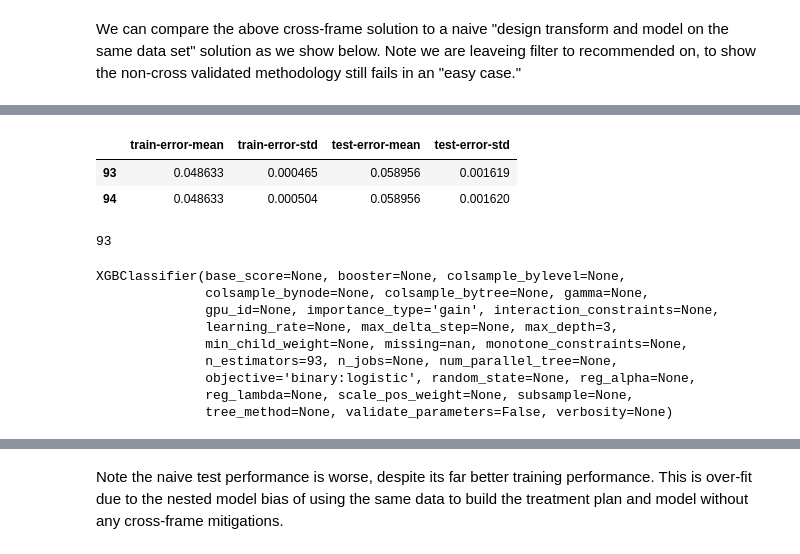
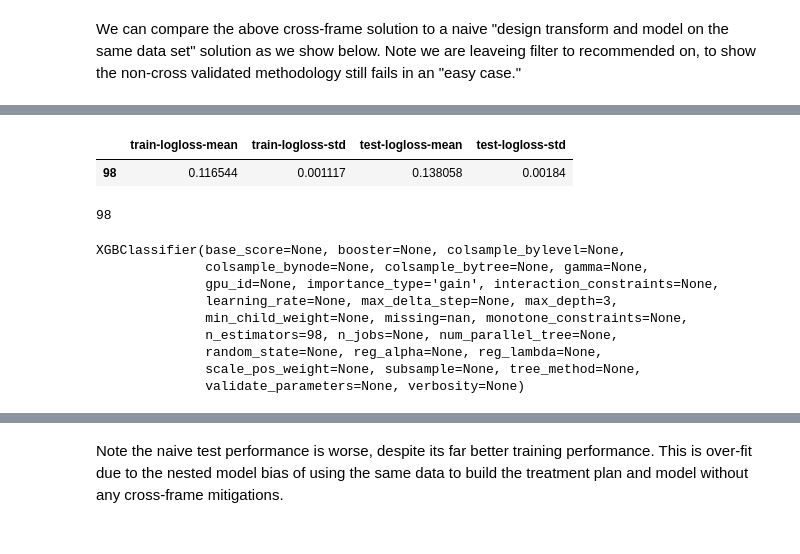
Before and after one commit to WinVector/pyvtreat, a Jupyter notebook: Examples/KDD2009Example/KDD2009Example.ipynb, the cells around one changed output, grey strips where cells are left out. Saved outputs shown, nothing was run; the diff lists cells and outputs as text; code cells hidden in the pictures.

```diff
--- a/Examples/KDD2009Example/KDD2009Example.ipynb
+++ b/Examples/KDD2009Example/KDD2009Example.ipynb
@@ -263,15 +270,14 @@ cvn = xgboost.cv(x_parameters, fd_naive, num_boost_round=100, verbose_eval=False
 # %%
-bestn = cvn.loc[cvn["test-error-mean"] <= min(cvn["test-error-mean"] + 1.0e-9), :]
+bestn = cvn.loc[cvn["test-logloss-mean"] <= min(cvn["test-logloss-mean"] + 1.0e-9), :]
 bestn
 # %% [output]
-|  | train-error-mean | train-error-std | test-error-mean | test-error-std |
-| 93 | 0.048633 | 0.000465 | 0.058956 | 0.001619 |
-| 94 | 0.048633 | 0.000504 | 0.058956 | 0.001620 |
+|  | train-logloss-mean | train-logloss-std | test-logloss-mean | test-logloss-std |
+| 98 | 0.116544 | 0.001117 | 0.138058 | 0.00184 |
 # %%
 ntreen = bestn.index.values[0]
 ntreen
 # %% [output]
-93
+98
 # %%
 fittern = xgboost.XGBClassifier(n_estimators=ntreen, max_depth=3, objective='binary:logistic')
 fittern
@@ -281,9 +287,9 @@ XGBClassifier(base_score=None, booster=None, colsample_bylevel=None,
               gpu_id=None, importance_type='gain', interaction_constraints=None,
               learning_rate=None, max_delta_step=None, max_depth=3,
               min_child_weight=None, missing=nan, monotone_constraints=None,
-              n_estimators=93, n_jobs=None, num_parallel_tree=None,
-              objective='binary:logistic', random_state=None, reg_alpha=None,
-              reg_lambda=None, scale_pos_weight=None, subsample=None,
-              tree_method=None, validate_parameters=False, verbosity=None)
+              n_estimators=98, n_jobs=None, num_parallel_tree=None,
+              random_state=None, reg_alpha=None, reg_lambda=None,
+              scale_pos_weight=None, subsample=None, tree_method=None,
+              validate_parameters=None, verbosity=None)
 # %%
 modeln = fittern.fit(naive_sparse, churn_train)
```
Also changed, not shown: parts of 24 cells of this notebook, 1 other file.
